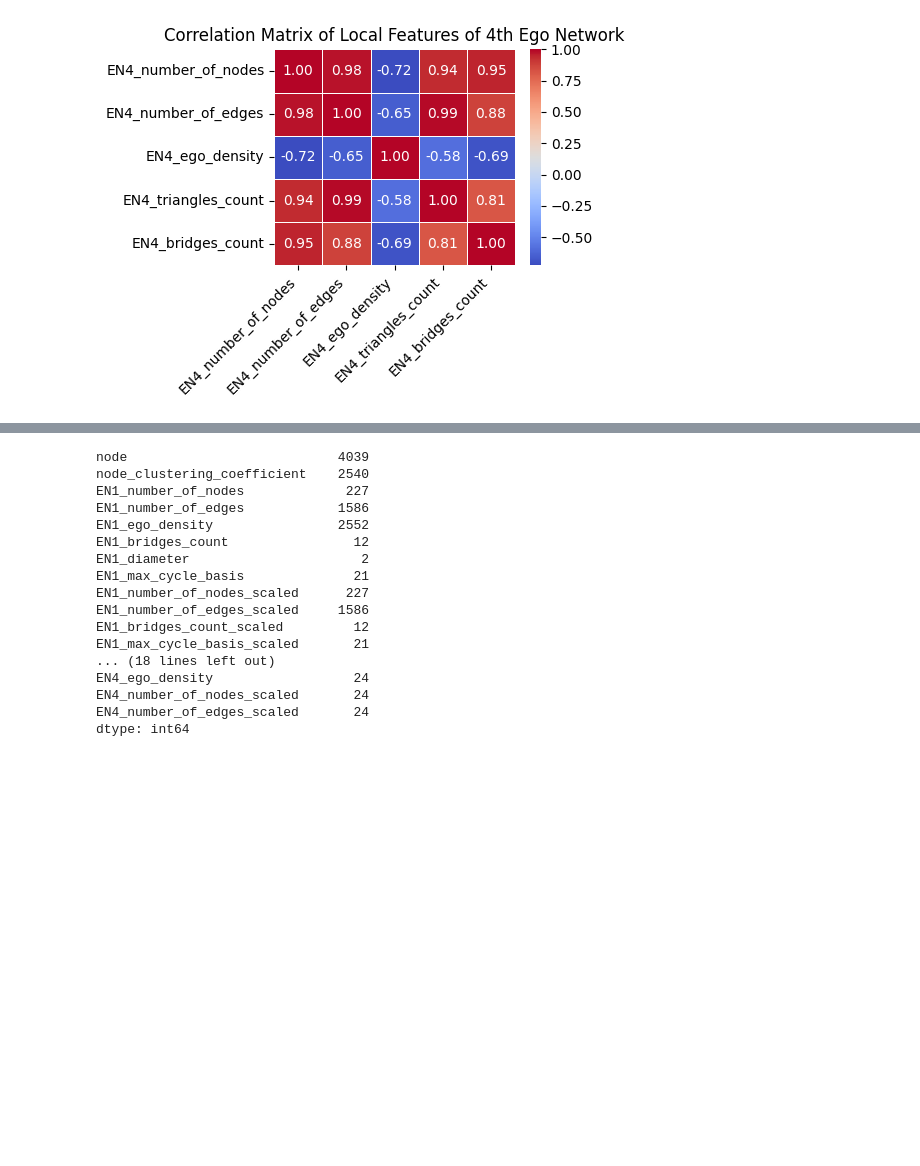
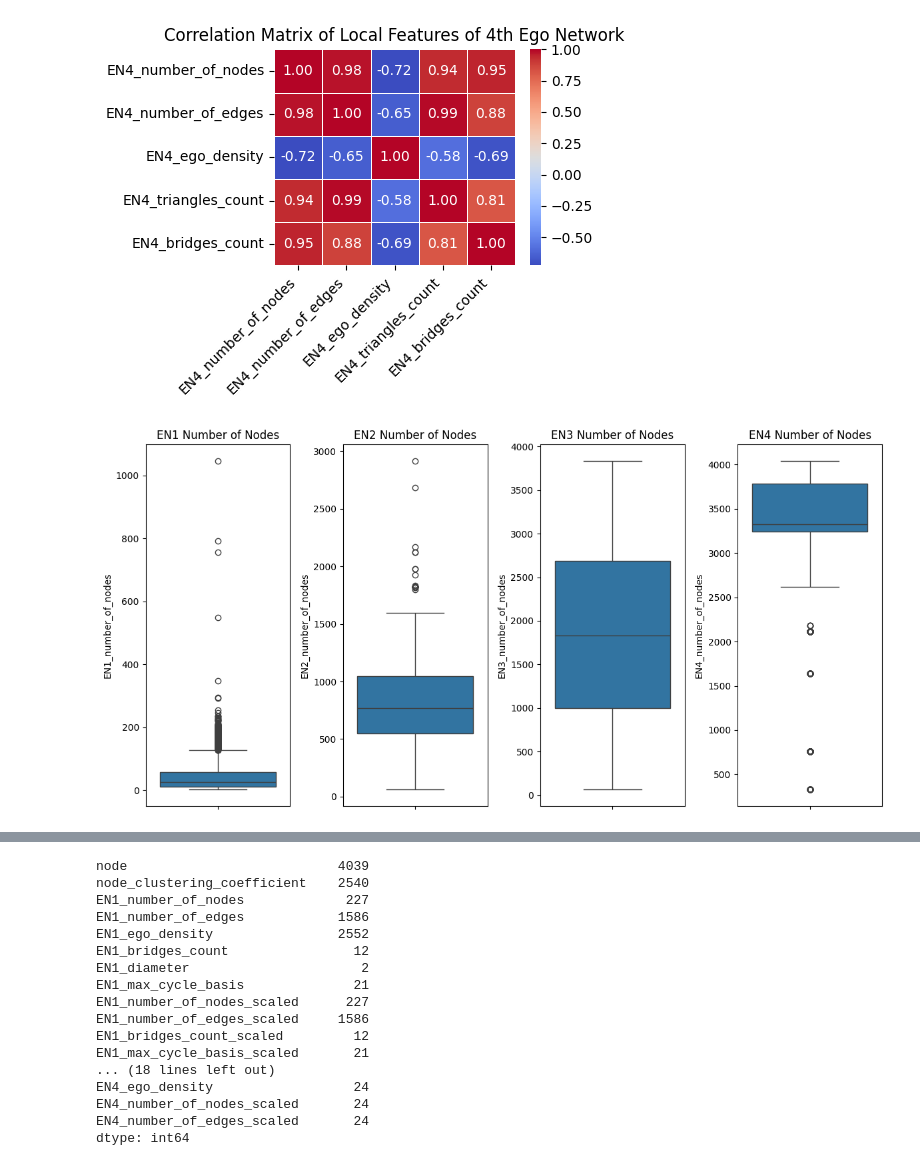
Before and after one commit to kk-shetty/data_science_ik, a Jupyter notebook: projects/ml_mini_project/node_clustering.ipynb, the cells around one changed output, grey strips where cells are left out. Drawn from its saved outputs; the diff is of its cells as text; code cells hidden in the pictures; blank space fills up the shorter version.

```diff
--- a/projects/ml_mini_project/node_clustering.ipynb
+++ b/projects/ml_mini_project/node_clustering.ipynb
@@ -257,3 +257,29 @@ plt.show()
 # 1. EN4_number_of_edges and EN4_triangles_count
 # 2. EN4_number_of_nodes and EN4_bridges_count
 df4.drop(columns=['EN4_triangles_count','EN4_bridges_count'], inplace=True)
+# %%
+# Checking for outliers
+
+# Create subplots
+fig, axs = plt.subplots(1, 4, figsize=(12, 6))
+
+# Plot ego_net_1
+axs[0].set_title("EN1 Number of Nodes")
+sns.boxplot(df1['EN1_number_of_nodes'], ax=axs[0])
+
+# Plot ego_net_2
+axs[1].set_title("EN2 Number of Nodes")
+sns.boxplot(df2['EN2_number_of_nodes'], ax=axs[1])
+
+# Plot ego_net_3
+axs[2].set_title("EN3 Number of Nodes")
+sns.boxplot(df3['EN3_number_of_nodes'], ax=axs[2])
+
+# Plot ego_net_4
+axs[3].set_title("EN4 Number of Nodes")
+sns.boxplot(df4['EN4_number_of_nodes'], ax=axs[3])
+
+plt.tight_layout()
+plt.show()
+# %% [output]
+[figure, added]
```
Also changed, not shown: parts of 31 cells of this notebook.
